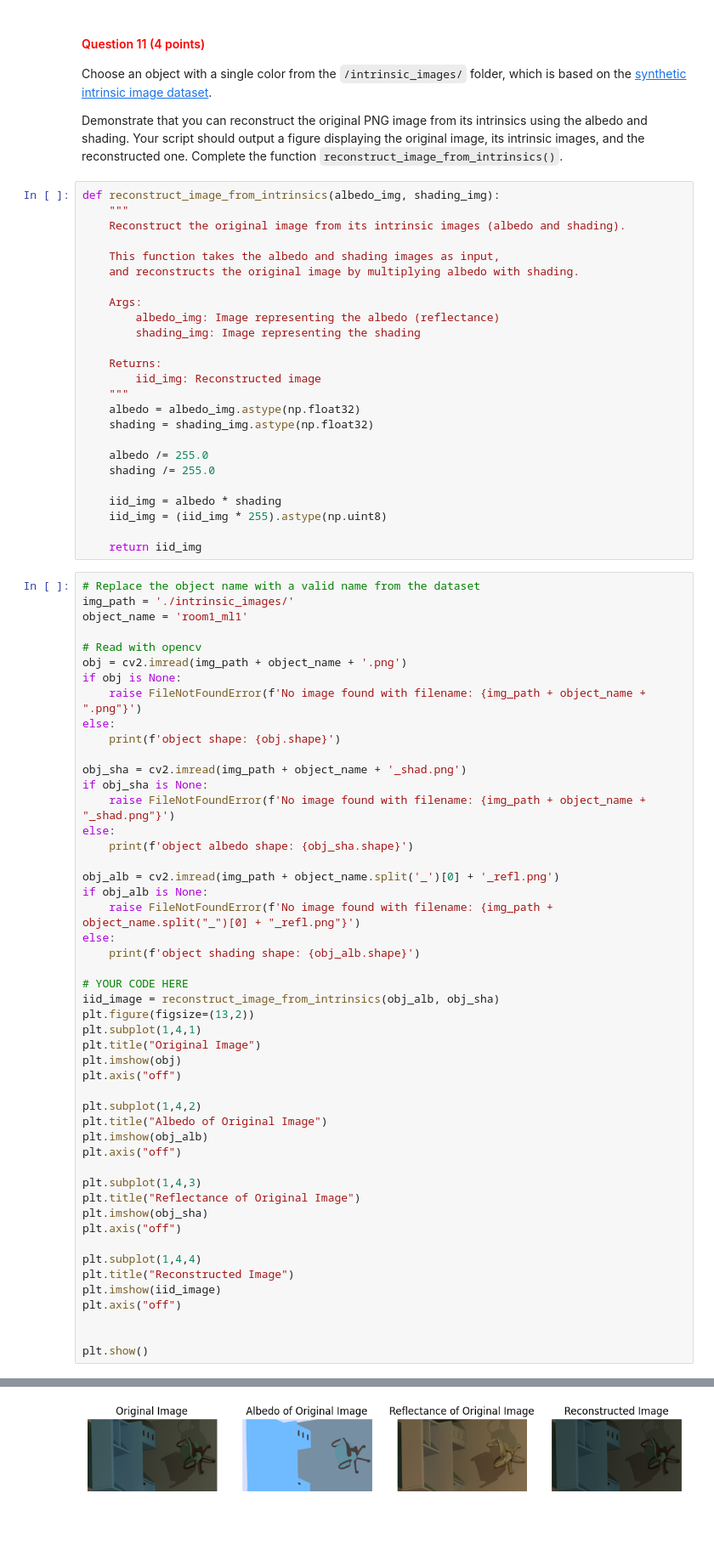
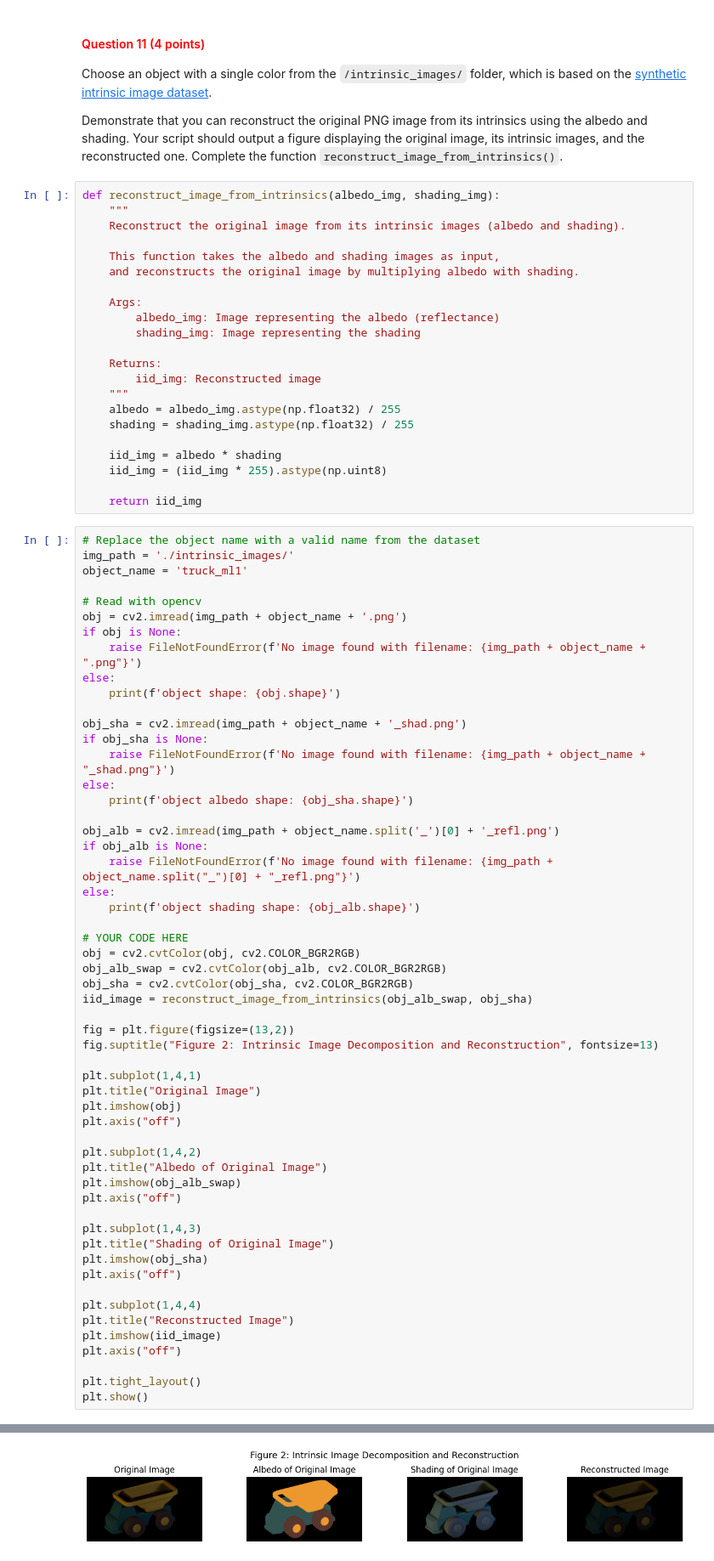
Before and after one commit to ozillan/cv1-lab-1, a Jupyter notebook: cv1-lab-1.ipynb, the cells around one changed output, grey strips where cells are left out. Shown at 85% size. Drawn from its saved outputs; the diff is of its cells as text; blank space fills up the shorter version.

```diff
--- a/cv1-lab-1.ipynb
+++ b/cv1-lab-1.ipynb
@@ -522,11 +524,8 @@ def reconstruct_image_from_intrinsics(albedo_img, shading_img):
     Returns:
         iid_img: Reconstructed image
     """
-    albedo = albedo_img.astype(np.float32)
-    shading = shading_img.astype(np.float32)
-
-    albedo /= 255.0
-    shading /= 255.0
+    albedo = albedo_img.astype(np.float32) / 255
+    shading = shading_img.astype(np.float32) / 255
 
     iid_img = albedo * shading
     iid_img = (iid_img * 255).astype(np.uint8)
@@ -535,7 +534,7 @@ def reconstruct_image_from_intrinsics(albedo_img, shading_img):
 # %%
 # Replace the object name with a valid name from the dataset
 img_path = './intrinsic_images/'
-object_name = 'room1_ml1'
+object_name = 'truck_ml1'
 
 # Read with opencv
 obj = cv2.imread(img_path + object_name + '.png')
@@ -557,8 +556,14 @@ else:
     print(f'object shading shape: {obj_alb.shape}')
 
 # YOUR CODE HERE
-iid_image = reconstruct_image_from_intrinsics(obj_alb, obj_sha)
-plt.figure(figsize=(13,2))
+obj = cv2.cvtColor(obj, cv2.COLOR_BGR2RGB)
+obj_alb_swap = cv2.cvtColor(obj_alb, cv2.COLOR_BGR2RGB)
+obj_sha = cv2.cvtColor(obj_sha, cv2.COLOR_BGR2RGB)
+iid_image = reconstruct_image_from_intrinsics(obj_alb_swap, obj_sha)
+
+fig = plt.figure(figsize=(13,2))
+fig.suptitle("Figure 2: Intrinsic Image Decomposition and Reconstruction", fontsize=13)
+
 plt.subplot(1,4,1)
 plt.title("Original Image")
 plt.imshow(obj)
@@ -566,11 +571,11 @@ plt.axis("off")
 
 plt.subplot(1,4,2)
 plt.title("Albedo of Original Image")
-plt.imshow(obj_alb)
+plt.imshow(obj_alb_swap)
 plt.axis("off")
 
 plt.subplot(1,4,3)
-plt.title("Reflectance of Original Image")
+plt.title("Shading of Original Image")
 plt.imshow(obj_sha)
 plt.axis("off")
 
@@ -579,6 +584,6 @@ plt.title("Reconstructed Image")
 plt.imshow(iid_image)
 plt.axis("off")
 
-
+plt.tight_layout()
 plt.show()
 # %% [output]
@@ -588 +593 @@ object shading shape: (267, 480, 3)
-[figure, old version]
+[figure, new version]
```
Also changed, not shown: parts of 18 cells of this notebook.
